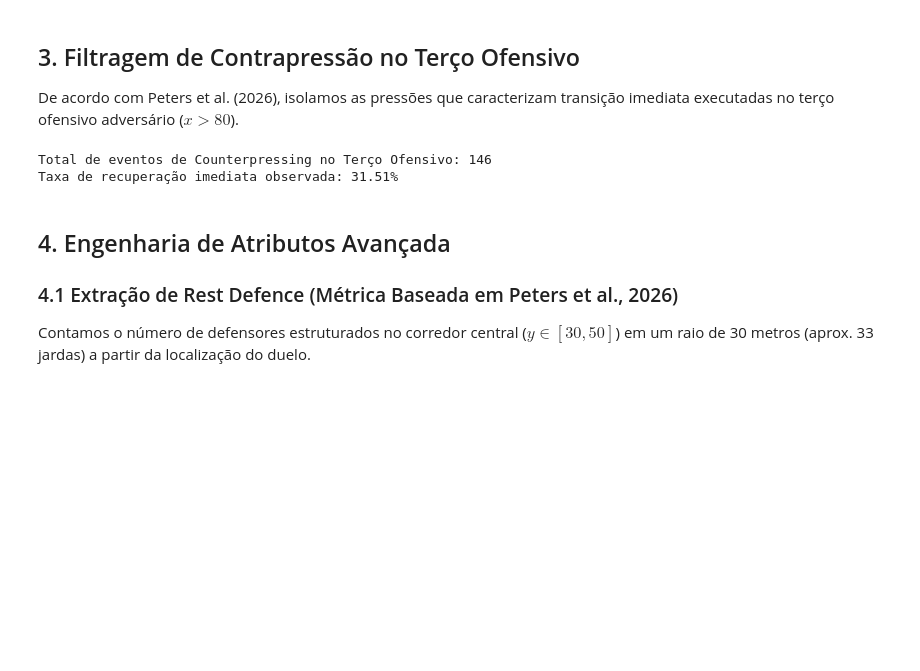
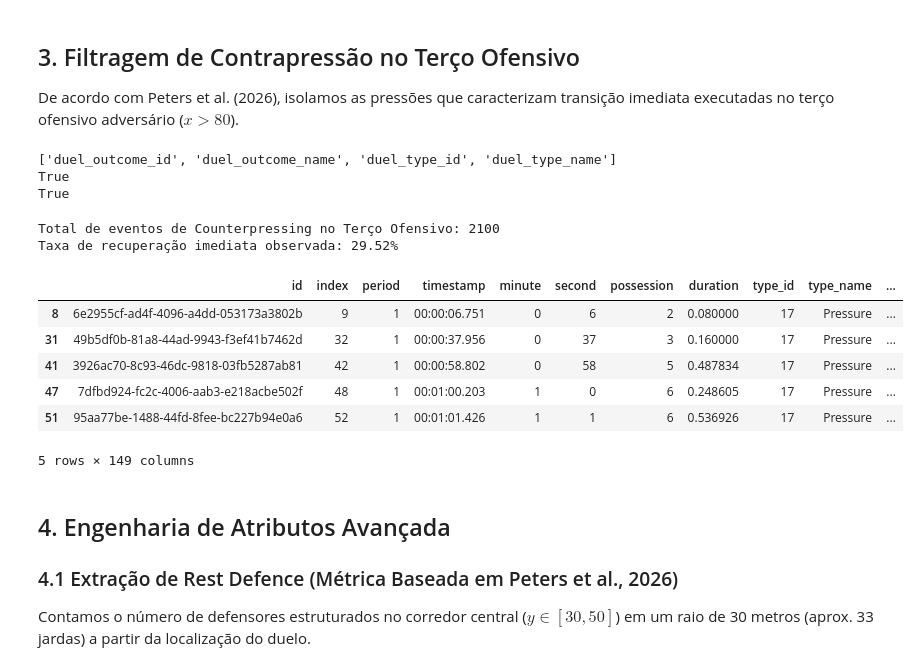
Before and after one commit to AbraaoCG/SoccerPressing, a Jupyter notebook: counterpress_v1.ipynb, the cells around one changed output. Drawn from its saved outputs; the diff is of its cells as text; code cells hidden in the pictures; blank space fills up the shorter version.

Commit message:
correction of null values in counterpress analysis

```diff
--- a/counterpress_v1.ipynb
+++ b/counterpress_v1.ipynb
@@ -67,39 +67,76 @@ Eventos carregados: 192692 | Frames 360: 166892
 # %% [markdown]
 ## 3. Filtragem de Contrapressão no Terço Ofensivo
 De acordo com Peters et al. (2026), isolamos as pressões que caracterizam transição imediata executadas no terço ofensivo adversário ($x > 80$).
+# %%
+duels = events.loc[events['type_name'] == 'Duel']
+print([col for col in duels.columns if 'duel' in col])
+print('duel_outcome_name' in duels.columns)
+print('duel_outcome_name' in events.columns)
+# %% [output]
+['duel_outcome_id', 'duel_outcome_name', 'duel_type_id', 'duel_type_name']
+True
+True
 # %%
+# ==============================================================================
+# CÓDIGO 1 MODIFICADO (CRITÉRIOS ORIGINAIS, MAS COM ALINHAMENTO DE ÍNDICE CORRETO)
+# ==============================================================================
+
 # Reconstruir variável recovered (janela de 10 segundos)
 pressures = events[events['type_name'] == 'Pressure'].copy()
+# SALVANDO O ÍNDICE ORIGINAL PARA O MAPEAMENTO SEGURO
+pressures['original_index'] = pressures.index
+
 xy = pressures['location'].apply(lambda v: v if isinstance(v, list) and len(v) == 2 else [np.nan, np.nan])
 pressures['x'] = xy.apply(lambda v: v[0])
 pressures['y'] = xy.apply(lambda v: v[1])
 
 rec_fail = events['ball_recovery_recovery_failure'].fillna(False) if 'ball_recovery_recovery_failure' in events.columns else pd.Series(False, index=events.index)
 duel_outcome = events.get('duel_outcome_name', pd.Series('', index=events.index)).fillna('')
-duel_won = events['type_name'].eq('Duel') & duel_outcome.str.contains('Won|Success')
+duel_won = events['type_name'].eq('Duel') & duel_outcome.str.contains('Won|Success', case=False)
 rec_mask = ((events['type_name'].eq('Ball Recovery') & ~rec_fail) | events['type_name'].eq('Interception') | duel_won)
 recoveries = events.loc[rec_mask, ['match_id', 'period', 'team_id', 't']].copy()
 
-left = pressures[['id', 'match_id', 'period', 'team_id', 't']].rename(columns={'t': 't_press'}).sort_values('t_press')
+# 'left' carrega o 'original_index' e ordena por tempo para o merge_asof funcionar
+left = pressures[['original_index', 'match_id', 'period', 'team_id', 't']].rename(columns={'t': 't_press'}).sort_values('t_press')
 right = recoveries.rename(columns={'t': 't_rec'}).sort_values('t_rec')
+
 matched = pd.merge_asof(left, right, left_on='t_press', right_on='t_rec', by=['match_id', 'period', 'team_id'], direction='forward', tolerance=10.0)
-pressures['recovered'] = matched['t_rec'].notna().astype(int)
+
+# MAPEAMENTO VIA ÍNDICE ORIGINAL (Substitui a atribuição direta por posição)
+recovered_map = matched.set_index('original_index')['t_rec'].notna().astype(int)
+pressures['recovered'] = pressures['original_index'].map(recovered_map)
 
 # Identificar is_counterpress nativo ou por perda anterior (<= 5s)
 pass_outcome = events.get('pass_outcome_name', pd.Series('', index=events.index))
-loss_mask = (events['type_name'].isin(['Dispossessed', 'Miscontrol']) | (events['type_name'].eq('Pass') & pass_outcome.isin(['Incomplete', 'Out'])))
+loss_mask = (events['type_name'].isin(['Dispossessed', 'Miscontrol']) | (events['type_name'].eq('Pass') & pass_outcome.isin(['Incomplete', 'Out', 'Injury Clearance', 'Unknown'])))
 loss = events.loc[loss_mask, ['match_id', 'period', 'team_id', 't']].rename(columns={'t': 't_loss'}).sort_values('t_loss')
 
 matched_loss = pd.merge_asof(left, loss, left_on='t_press', right_on='t_loss', by=['match_id', 'period', 'team_id'], direction='backward', tolerance=5.0)
-pressures['is_counterpress'] = ((matched_loss['t_loss'].notna()) | (pressures.get('counterpress', pd.Series(False, index=pressures.index)).fillna(False))).astype(int)
+
+# MAPEAMENTO VIA ÍNDICE ORIGINAL PARA PERDA DE BOLA
+loss_map = matched_loss.set_index('original_index')['t_loss'].notna()
+pressures['is_counterpress'] = ((pressures['original_index'].map(loss_map)) | (pressures.get('counterpress', pd.Series(False, index=pressures.index)).fillna(False))).astype(int)
+
+# Remover coluna auxiliar antes do filtro
+pressures.drop(columns=['original_index'], inplace=True)
 
 # Filtrar para Counterpressing no Terço Ofensivo (Ataque)
 cp_events = pressures[(pressures['is_counterpress'] == 1) & (pressures['x'] > 80.0)].copy()
 print(f'Total de eventos de Counterpressing no Terço Ofensivo: {len(cp_events)}')
 print(f'Taxa de recuperação imediata observada: {cp_events["recovered"].mean() * 100:.2f}%')
 # %% [output]
-Total de eventos de Counterpressing no Terço Ofensivo: 146
-Taxa de recuperação imediata observada: 31.51%
+Total de eventos de Counterpressing no Terço Ofensivo: 2100
+Taxa de recuperação imediata observada: 29.52%
+# %%
+pressures.head()
+# %% [output]
+|  | id | index | period | timestamp | minute | second | possession | duration | type_id | type_name | ... |
+| 8 | 6e2955cf-ad4f-4096-a4dd-053173a3802b | 9 | 1 | 00:00:06.751 | 0 | 6 | 2 | 0.080000 | 17 | Pressure | ... |
+| 31 | 49b5df0b-81a8-44ad-9943-f3ef41b7462d | 32 | 1 | 00:00:37.956 | 0 | 37 | 3 | 0.160000 | 17 | Pressure | ... |
+| 41 | 3926ac70-8c93-46dc-9818-03fb5287ab81 | 42 | 1 | 00:00:58.802 | 0 | 58 | 5 | 0.487834 | 17 | Pressure | ... |
+| 47 | 7dfbd924-fc2c-4006-aab3-e218acbe502f | 48 | 1 | 00:01:00.203 | 1 | 0 | 6 | 0.248605 | 17 | Pressure | ... |
+| 51 | 95aa77be-1488-44fd-8fee-bc227b94e0a6 | 52 | 1 | 00:01:01.426 | 1 | 1 | 6 | 0.536926 | 17 | Pressure | ... |
+5 rows × 149 columns
 # %% [markdown]
 ## 4. Engenharia de Atributos Avançada
 ### 4.1 Extração de Rest Defence (Métrica Baseada em Peters et al., 2026)
```
Also changed, not shown: parts of 6 cells of this notebook.
